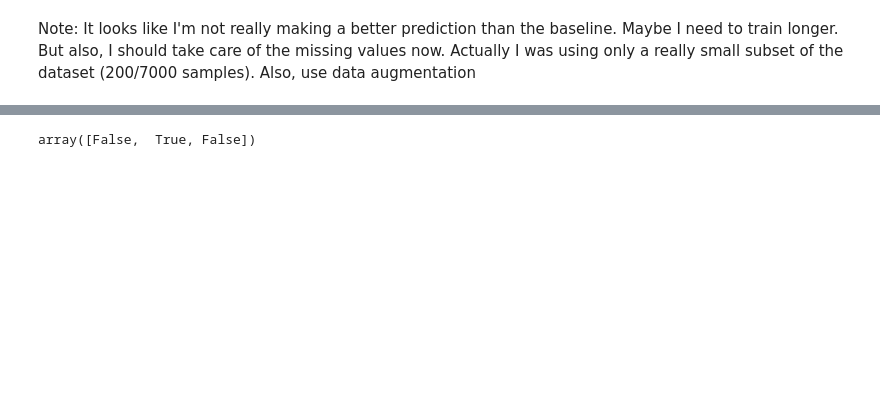
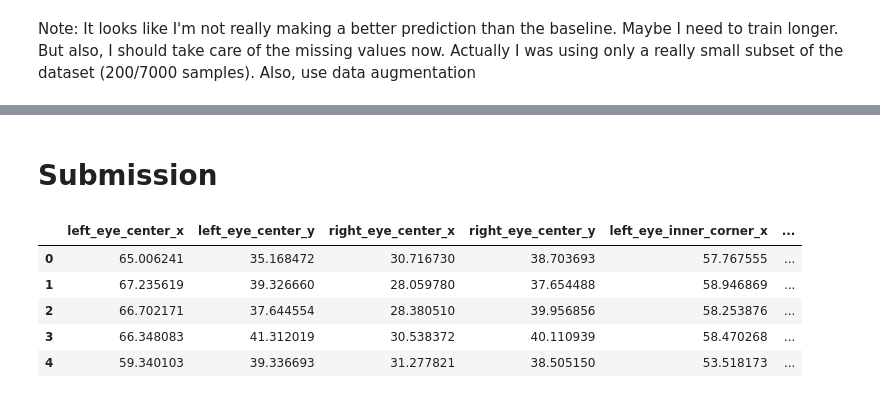
Before and after one commit to abauville/Kaggle_facial_keypoints, a Jupyter notebook: Facial_keypoints.ipynb, the cells around one changed output, grey strips where cells are left out. Saved outputs shown, nothing was run; the diff lists cells and outputs as text; code cells hidden in the pictures; blank space fills up the shorter version.

```diff
--- a/Facial_keypoints.ipynb
+++ b/Facial_keypoints.ipynb
@@ -483,30 +509,23 @@ class MyNet(nn.Module):
 # %%
 # Setup training
 init = True
-n_epoch = 1
 if init:
-    batch_size = 32
+    batch_size = 64
     dataset_train = MyDataset(img_df_train, kp_df_train, mode='train')
     dataset_test = MyDataset(img_df_test, kp_df_test, mode='test')
     dataloader_train = torch.utils.data.DataLoader(dataset_train, batch_size=batch_size, shuffle=True)
     dataloader_test = torch.utils.data.DataLoader(dataset_test, batch_size=batch_size, shuffle=True)
     device = torch.device('cuda' if torch.cuda.is_available() else 'cpu')
     print('Using device:', device)
-    model = get_model(n_layers=6,verbose=False, model='resnet18',add_fc=True)
-    # model = MyNet()
-    optimizer = torch.optim.Adam(model.parameters(),lr=1.0)
-    # optimizer = torch.optim.LBFGS(model.parameters(),lr=1.0)
-    scheduler = torch.optim.lr_scheduler.StepLR(optimizer, 1, gamma=0.9)
-    # scheduler = None
-    n_epoch = 4
+    model = get_model(n_layers=3,verbose=False, model='resnet18',add_fc=False).to(device)
+    # model = MyNet().to(device)
+    optimizer = torch.optim.AdamW(model.parameters(), lr=1.0, weight_decay=0.01, amsgrad=True)
+    scheduler = torch.optim.lr_scheduler.StepLR(optimizer, 3, gamma=0.5)
+    n_epoch = 5
     loss_fn = torch.nn.MSELoss()
 
-
-
 train(model, dataloader_train, loss_fn, optimizer, n_epoch, scheduler=scheduler, device=device, n_out=1)
-# # train(model, dataloader_test, loss_fn, optimizer, n_epoch, scheduler=scheduler, device=device, n_out=1)
-# # print("test")
-test(model,dataloader_test, loss_fn, device=device)
+test(model,dataloader_test, loss_fn)
 # %% [output]
 Using device: cuda
 Epoch 000 ======
@@ -590,4 +581,2 @@ I = np.array([1.0, np.nan, 0.0])
-# %%
-np.isnan(I)
-# %% [output]
-array([False,  True, False])
+# %% [markdown]
+# Submission
@@ -593,0 +599,9 @@ array([False,  True, False])
+# %%
+out_df.head()
+# %% [output]
+|  | left_eye_center_x | left_eye_center_y | right_eye_center_x | right_eye_center_y | left_eye_inner_corner_x | ... |
+| 0 | 65.006241 | 35.168472 | 30.716730 | 38.703693 | 57.767555 | ... |
+| 1 | 67.235619 | 39.326660 | 28.059780 | 37.654488 | 58.946869 | ... |
+| 2 | 66.702171 | 37.644554 | 28.380510 | 39.956856 | 58.253876 | ... |
+| 3 | 66.348083 | 41.312019 | 30.538372 | 40.110939 | 58.470268 | ... |
+| 4 | 59.340103 | 39.336693 | 31.277821 | 38.505150 | 53.518173 | ... |
```
Also changed, not shown: parts of 29 cells of this notebook.
